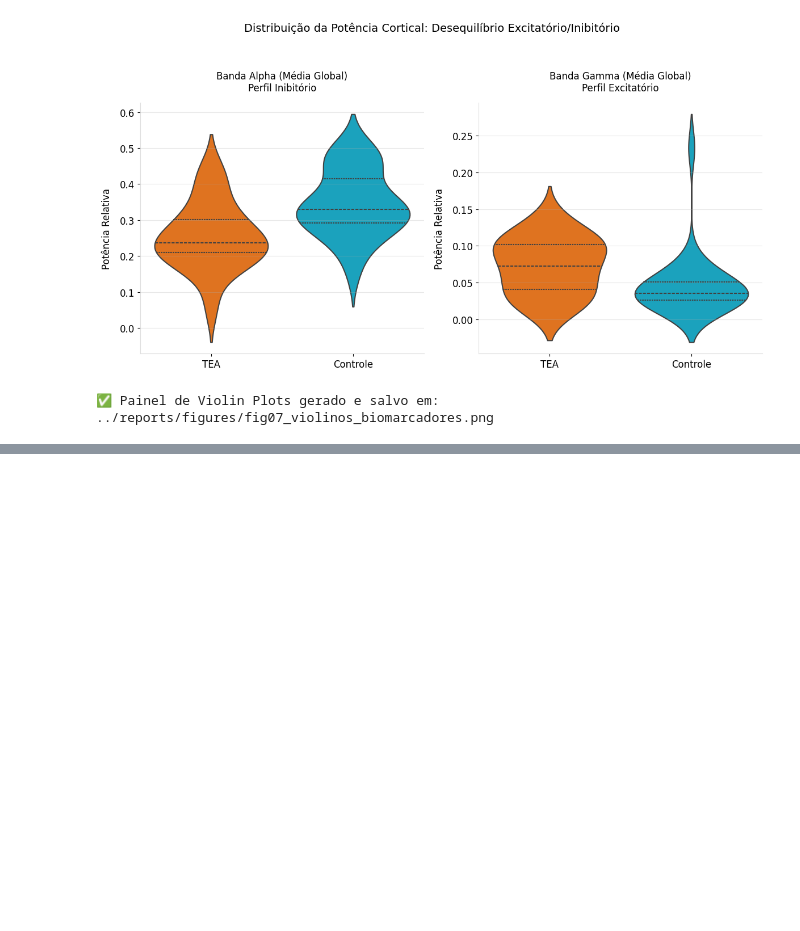
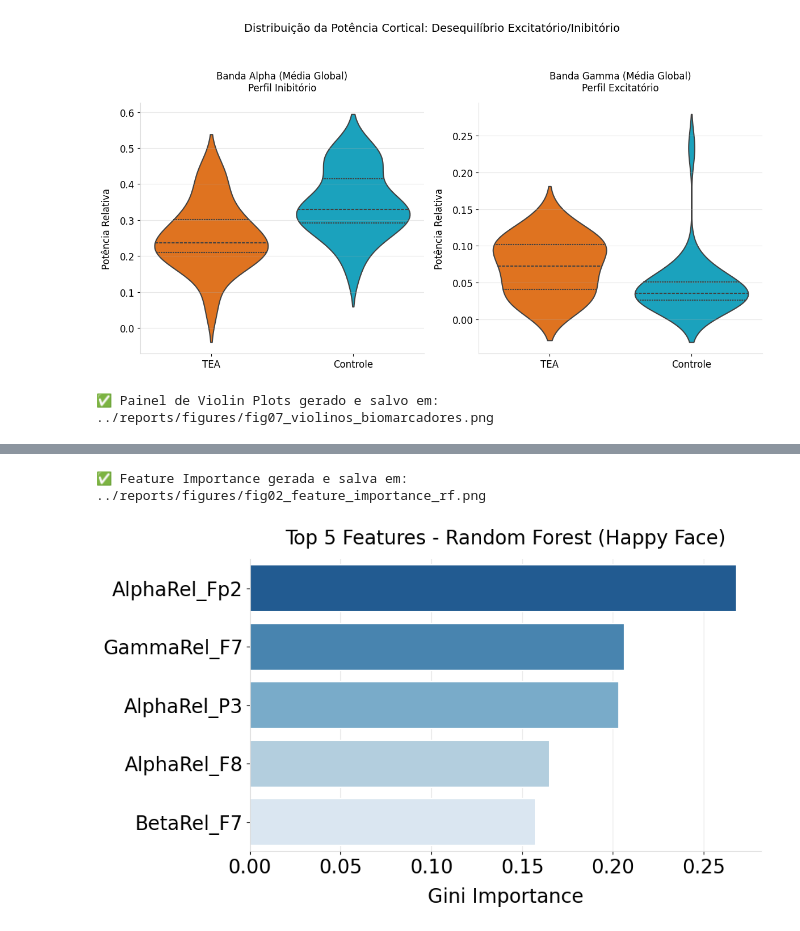
Before and after one commit to brunoandrade-osw/eeg-asd-classification, a Jupyter notebook: notebooks/05_Plots.ipynb, the cells around one changed output, grey strips where cells are left out. Saved outputs shown, nothing was run; the diff lists cells and outputs as text; code cells hidden in the pictures; blank space fills up the shorter version.

```diff
--- a/notebooks/05_Plots.ipynb
+++ b/notebooks/05_Plots.ipynb
@@ -872,0 +952,74 @@ print(f"✅ Painel de Violin Plots gerado e salvo em: {caminho_violino}")
+# %%
+# 02. VISUALIZAÇÃO: FEATURE IMPORTANCE (RANDOM FOREST)
+
+import pandas as pd
+import numpy as np
+import matplotlib.pyplot as plt
+import seaborn as sns
+from sklearn.ensemble import RandomForestClassifier
+import warnings
+import os
+
+warnings.filterwarnings("ignore")
+
+# 1. Configurações Visuais
+plt.rcParams.update({
+    'font.size': 20,
+    'axes.titlesize': 20,
+    'axes.labelsize': 20,
+    'xtick.labelsize': 20,
+    'ytick.labelsize': 20,
+    'font.weight': 'normal',
+    'axes.labelweight': 'normal',
+    'axes.titleweight': 'normal',
+    'figure.facecolor': 'white',
+    'axes.facecolor': 'white'
+})
+
+# 2. Carregamento de Dados
+caminho_csv = '../reports/tabela_features_eeg_completa.csv'
+df = pd.read_csv(caminho_csv)
+
+df_f = df[df['Condicao'] == 'Face Feliz'].copy()
+df_f = df_f.groupby(['ID', 'Grupo']).mean(numeric_only=True).reset_index()
+
+y = df_f['Grupo'].apply(lambda x: 1 if 'TEA' in x else 0).values
+features_ouro = ['AlphaRel_P3', 'AlphaRel_Fp2', 'BetaRel_F7', 'AlphaRel_F8', 'GammaRel_F7']
+X_sel = df_f[features_ouro]
+
+# Treinamento do Random Forest Base
+rf_modelo = RandomForestClassifier(random_state=42)
+rf_modelo.fit(X_sel, y)
+
+# 3. Extração (Gini Importance)
+importancias = rf_modelo.feature_importances_
+df_imp = pd.DataFrame({
+    'Feature': features_ouro,
+    'Importance': importancias
+}).sort_values(by='Importance', ascending=False)
+
+fig, ax = plt.subplots(figsize=(10, 6))
+ax.set_axisbelow(True)
+
+sns.barplot(data=df_imp, x='Importance', y='Feature', palette='Blues_r', edgecolor='white', linewidth=1.5, ax=ax)
+
+# Ajustes de título e legenda
+ax.set_title('Top 5 Features - Random Forest (Happy Face)', pad=15)
+ax.set_xlabel('Gini Importance', labelpad=10)
+ax.set_ylabel('')
+
+ax.grid(axis='x', linestyle='-', alpha=0.3, color='#B0B0B0')
+ax.spines['top'].set_visible(False)
+ax.spines['right'].set_visible(False)
+ax.spines['left'].set_color('#DDDDDD')
+ax.spines['bottom'].set_color('#DDDDDD')
+
+plt.tight_layout()
+os.makedirs('../reports/figures', exist_ok=True)
+caminho_imagem = '../reports/figures/fig02_feature_importance_rf.png'
+plt.savefig(caminho_imagem, dpi=300, bbox_inches='tight')
+print(f"✅ Feature Importance gerada e salva em: {caminho_imagem}")
+plt.show()
+# %% [output]
+✅ Feature Importance gerada e salva em: ../reports/figures/fig02_feature_importance_rf.png
+[figure, added]
```
Also changed, not shown: parts of 2 cells of this notebook, 3 other files.
